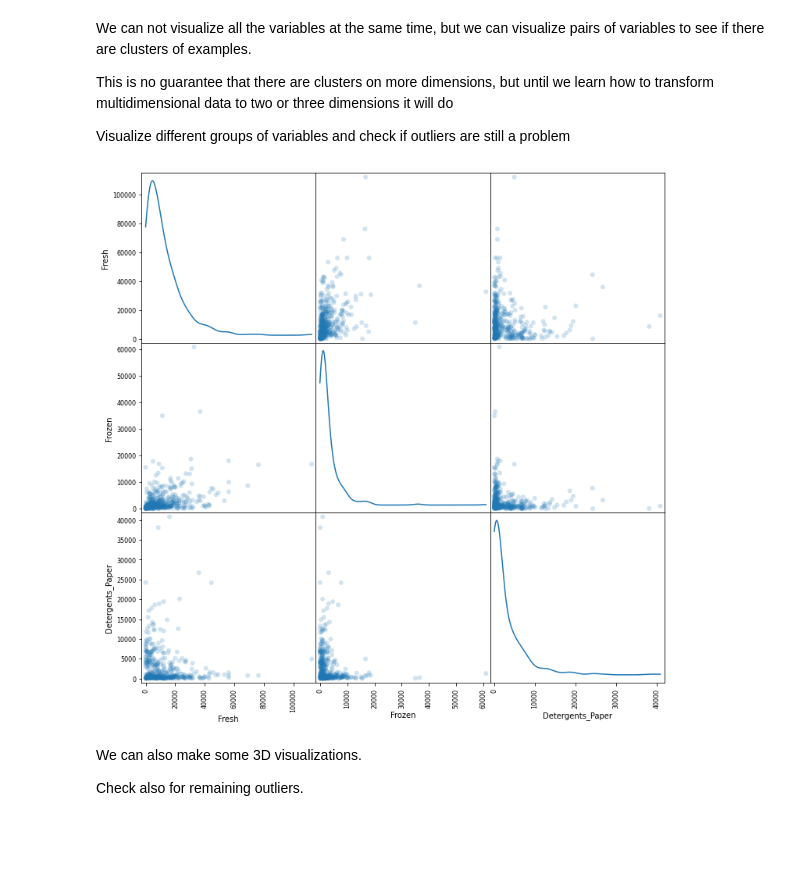
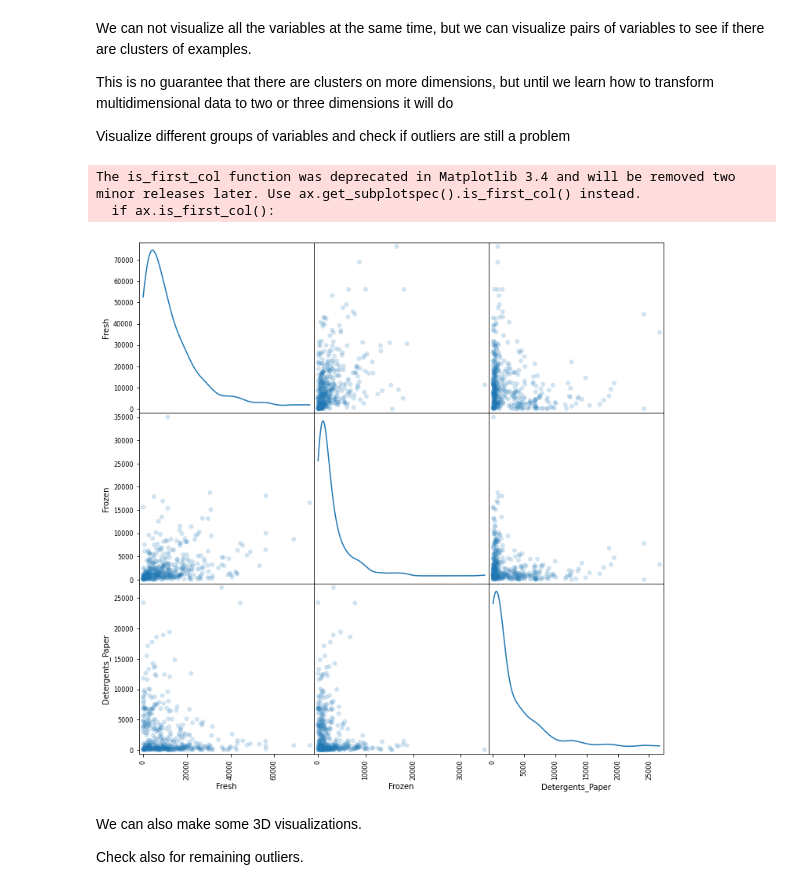
Before and after one commit to monadplus/ML, a Jupyter notebook: lab/lab6/ml06-exercise.ipynb, the cells around one changed output. Saved outputs shown, nothing was run; the diff lists cells and outputs as text; code cells hidden in the pictures; blank space fills up the shorter version.

```diff
--- a/lab/lab6/ml06-exercise.ipynb
+++ b/lab/lab6/ml06-exercise.ipynb
@@ -98,3 +96,5 @@ NewData = Data.drop(index=[list of rows])
+# %%
+wholesale = wholesale[(wholesale.Fresh<80000) & (wholesale.Milk<60000) & (wholesale.Grocery<80000) & (wholesale.Frozen<40000) & (wholesale.Detergents_Paper<30000) & (wholesale.Delicassen<20000) ]
 # %% [markdown]
 # Visualizing patterns
 # %% [markdown]
@@ -106,11 +106,11 @@ Visualize different groups of variables and check if outliers are still a proble
 # %%
 from pandas.plotting import scatter_matrix
 
-scatter_matrix(wholesale.loc[:,['Fresh','Frozen','Detergents_Paper']],
-alpha=0.2, figsize=(12, 12),
-diagonal='kde', marker='o');
+scatter_matrix(wholesale.loc[:,['Fresh','Frozen','Detergents_Paper']], alpha=0.2, figsize=(12, 12), diagonal='kde', marker='o');
 # %% [output]
+The is_first_col function was deprecated in Matplotlib 3.4 and will be removed two minor releases later. Use ax.get_subplotspec().is_first_col() instead.
+  if ax.is_first_col():
-[figure, old version]
+[figure, new version]
 # %% [markdown]
 We can also make some 3D visualizations.
 
```
Also changed, not shown: parts of 20 cells of this notebook, 1 other file.
